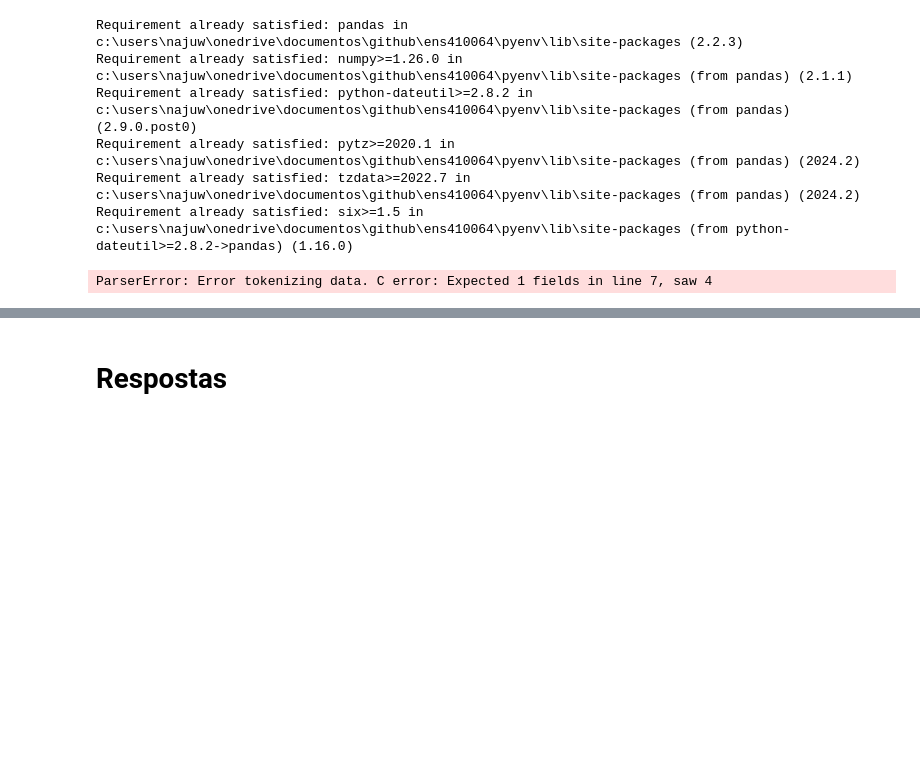
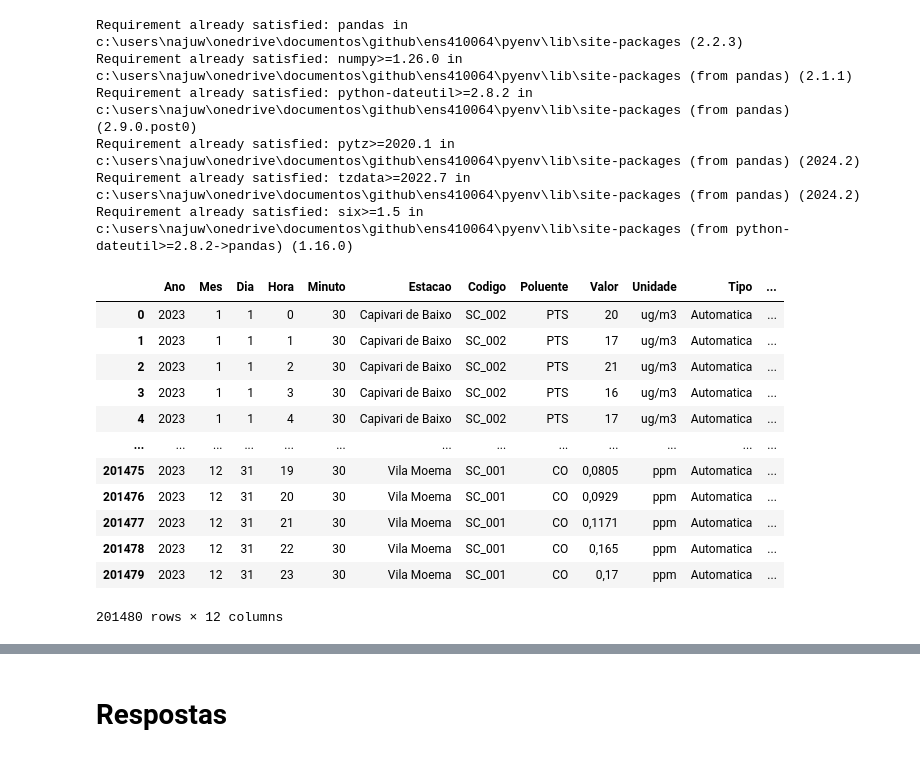
Before and after one commit to anaju-wolmann/ENS410064, a Jupyter notebook: Aula02.ipynb, the cells around one changed output, grey strips where cells are left out. Drawn from its saved outputs; the diff is of its cells as text; code cells hidden in the pictures; blank space fills up the shorter version.

```diff
--- a/Aula02.ipynb
+++ b/Aula02.ipynb
@@ -11,7 +11,19 @@ Requirement already satisfied: six>=1.5 in c:\users\najuw\onedrive\documentos\gi
 import pandas as pd
 from datetime import datetime
 # %%
-df = pd.read_csv(r"C:\Users\najuw\OneDrive\Documentos\GitHub\ENS410064\dados_de_entrada\SC.csv", sep=',', encoding='latin1')
+df = pd.read_csv(r"C:\Users\najuw\OneDrive\Documentos\GitHub\ENS410064\dados_de_entrada\SC.csv", sep=';', encoding='latin1')
 df
 # %% [output]
+|  | Ano | Mes | Dia | Hora | Minuto | Estacao | Codigo | Poluente | Valor | Unidade | Tipo | ... |
+| 0 | 2023 | 1 | 1 | 0 | 30 | Capivari de Baixo | SC_002 | PTS | 20 | ug/m3 | Automatica | ... |
+| 1 | 2023 | 1 | 1 | 1 | 30 | Capivari de Baixo | SC_002 | PTS | 17 | ug/m3 | Automatica | ... |
+| 2 | 2023 | 1 | 1 | 2 | 30 | Capivari de Baixo | SC_002 | PTS | 21 | ug/m3 | Automatica | ... |
+| 3 | 2023 | 1 | 1 | 3 | 30 | Capivari de Baixo | SC_002 | PTS | 16 | ug/m3 | Automatica | ... |
+| 4 | 2023 | 1 | 1 | 4 | 30 | Capivari de Baixo | SC_002 | PTS | 17 | ug/m3 | Automatica | ... |
+| ... | ... | ... | ... | ... | ... | ... | ... | ... | ... | ... | ... | ... |
+| 201475 | 2023 | 12 | 31 | 19 | 30 | Vila Moema | SC_001 | CO | 0,0805 | ppm | Automatica | ... |
+| 201476 | 2023 | 12 | 31 | 20 | 30 | Vila Moema | SC_001 | CO | 0,0929 | ppm | Automatica | ... |
+| 201477 | 2023 | 12 | 31 | 21 | 30 | Vila Moema | SC_001 | CO | 0,1171 | ppm | Automatica | ... |
+| 201478 | 2023 | 12 | 31 | 22 | 30 | Vila Moema | SC_001 | CO | 0,165 | ppm | Automatica | ... |
+| 201479 | 2023 | 12 | 31 | 23 | 30 | Vila Moema | SC_001 | CO | 0,17 | ppm | Automatica | ... |
-ParserError: Error tokenizing data. C error: Expected 1 fields in line 7, saw 4
+201480 rows × 12 columns
```
Also changed, not shown: parts of 4 cells of this notebook, 6 other files.
